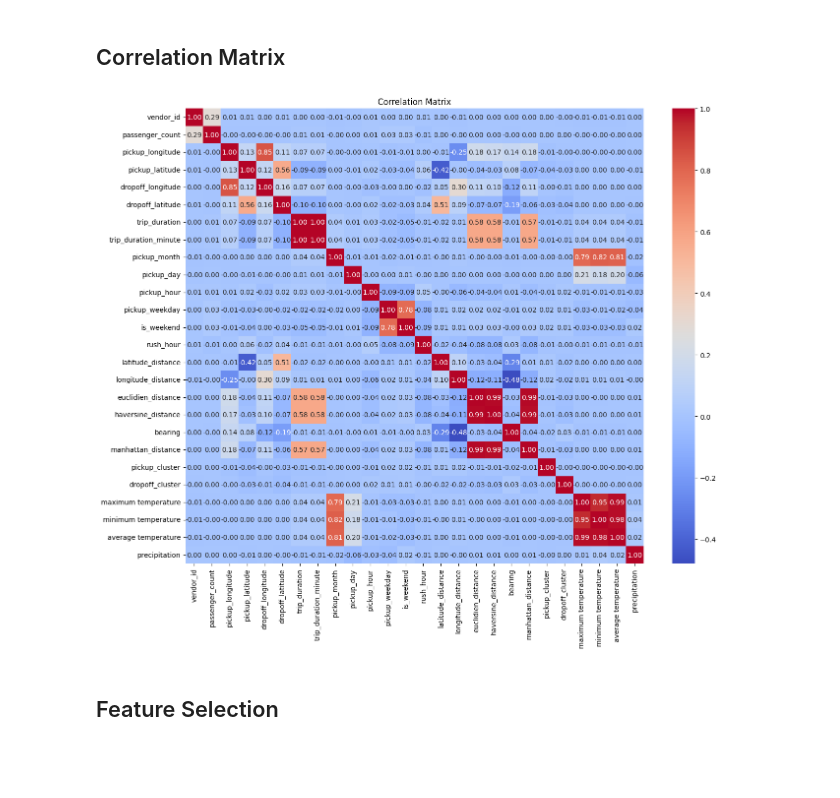
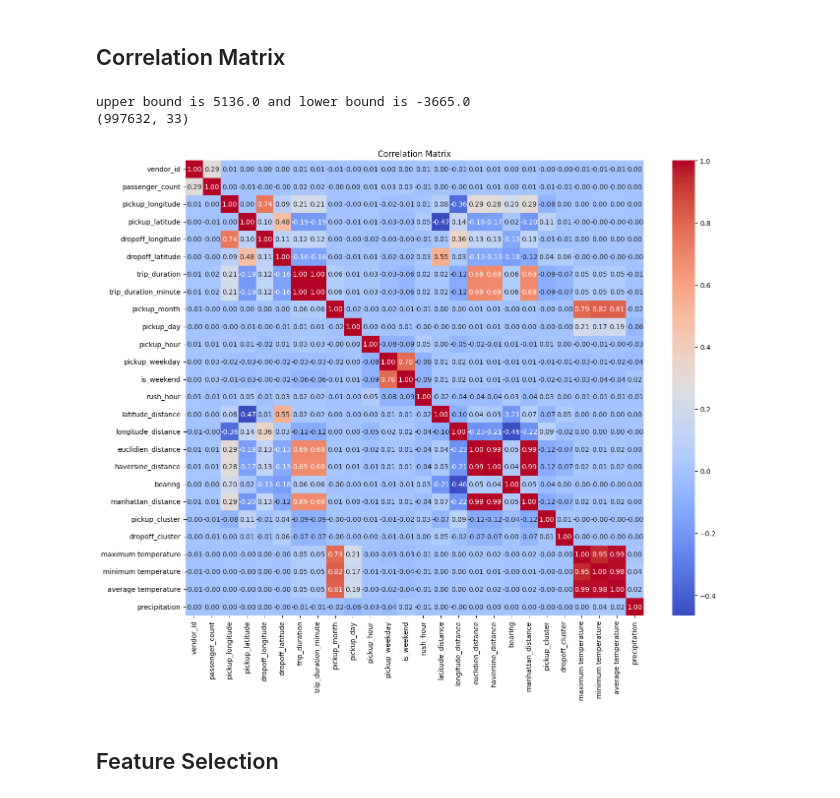
Before and after one commit to tareksaber55/Trip-Duration-Project, a Jupyter notebook: trip-duration EDA.ipynb, the cells around one changed output. Drawn from its saved outputs; the diff is of its cells as text; code cells hidden in the pictures; blank space fills up the shorter version.

```diff
--- a/trip-duration EDA.ipynb
+++ b/trip-duration EDA.ipynb
@@ -361,10 +361,16 @@ plt.show()
 # %% [output]
 [figure]
 # %%
-filtered_df = df_train.copy()
-Q1 = filtered_df['trip_duration'].quantile(0.25)
-Q3 = filtered_df['trip_duration'].quantile(0.75)
-IQR = Q3 - Q1
-lower = Q1 - 1.5 * IQR
-upper = Q3 + 1.5 * IQR
-filtered_df = filtered_df[(filtered_df['trip_duration'] >= lower ) & (filtered_df['trip_duration'] <= upper )]
+def del_ouliers(df_train,factor=1.5):
+    filtered_df = df_train.copy()
+    Q1 = filtered_df['trip_duration'].quantile(0.25)
+    Q3 = filtered_df['trip_duration'].quantile(0.75)
+    IQR = Q3 - Q1
+    lower = Q1 - factor * IQR
+    upper = Q3 + factor * IQR
+    filtered_df = filtered_df[(filtered_df['trip_duration'] >= lower ) & (filtered_df['trip_duration'] <= upper )]
+    print(f'upper bound is {upper} and lower bound is {lower}')
+    print(filtered_df.shape)
+    return filtered_df
+
+filtered_df = del_ouliers(df_train,6)
@@ -390,8 +393,6 @@ plt.show()
 that is fine correlation between distances and trip duartion
 
 we see that the haversine distance is the best one
-# %%
-df_train = filtered_df.copy()
 # %% [markdown]
 ### Cluster
 # %%
@@ -684,14 +685,19 @@ Correlation between trip duration and Precipitation 0.03881342865198582
 no relation between precipitation and Trip Duration
 # %% [markdown]
 ## Correlation Matrix
+# %%
+filtered_df = del_ouliers(df_train,6)
+# %% [output]
+upper bound is 5136.0 and lower bound is -3665.0
+(997632, 33)
 # %%
-corr = df_train.select_dtypes('number').corr()
+corr = filtered_df.select_dtypes('number').corr()
 plt.figure(figsize=(15,12))
 sns.heatmap(corr, annot=True, cmap="coolwarm", fmt=".2f")
 plt.title("Correlation Matrix")
 plt.show()
 # %% [output]
-[figure, old version]
+[figure, new version]
 # %% [markdown]
 ## Feature Selection
 # %%
```
Also changed, not shown: parts of 23 cells of this notebook.
